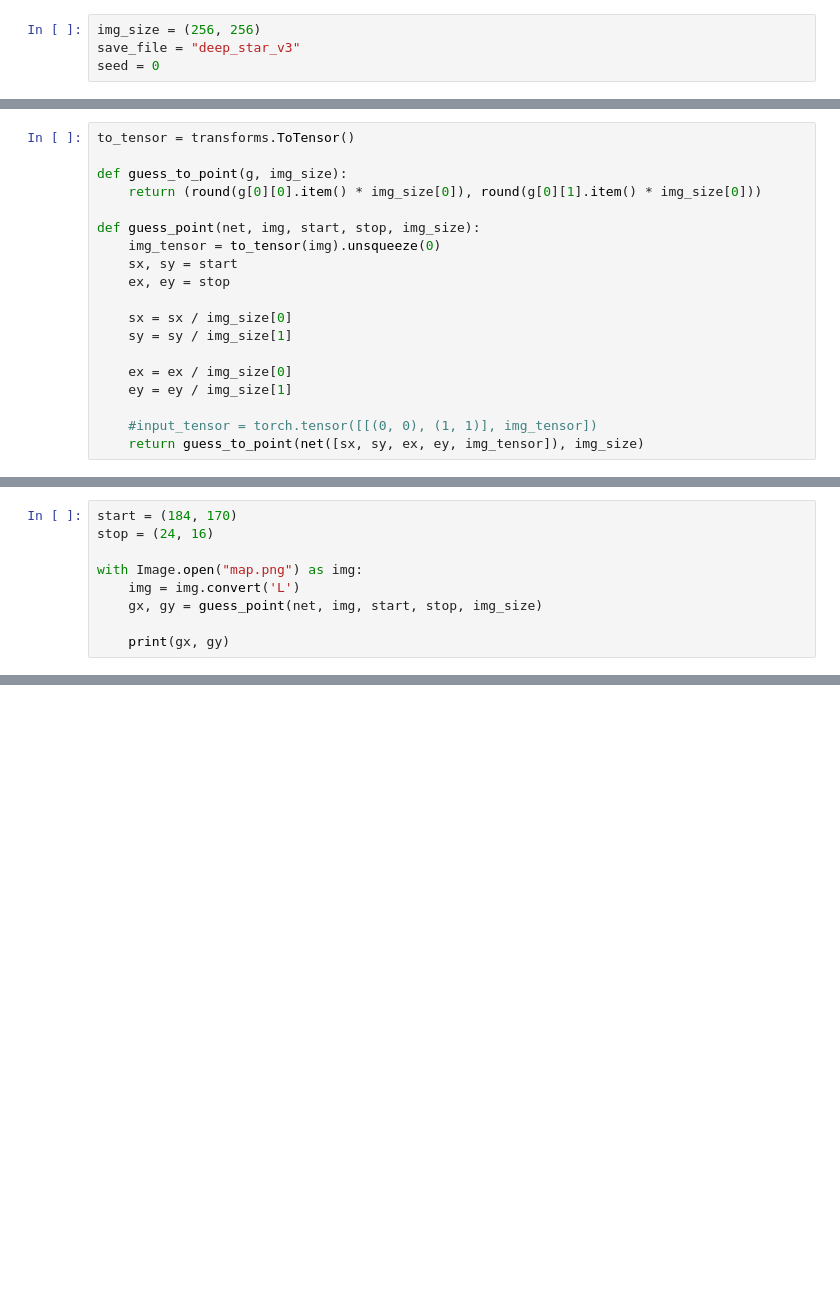
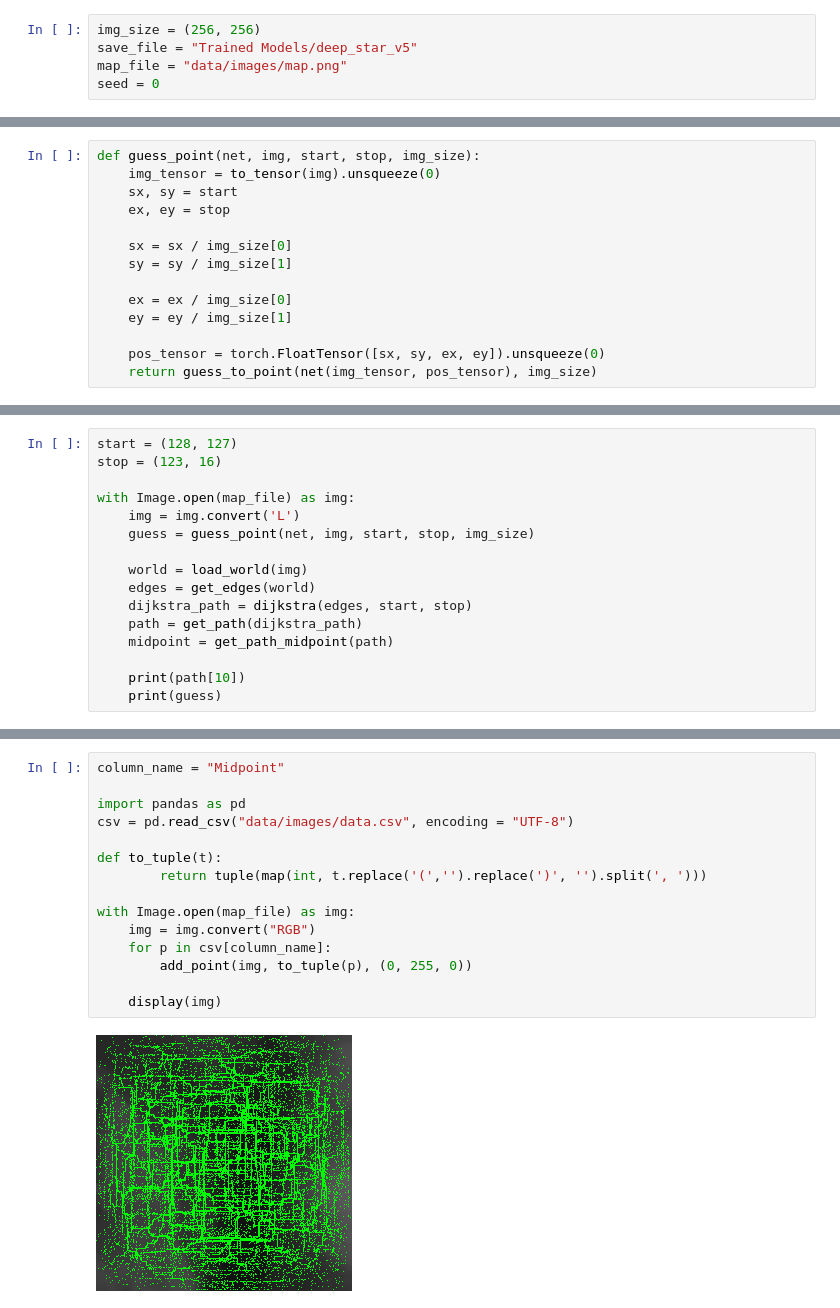
Before and after one commit to LAPS-Group/Pathfinding, a Jupyter notebook: DeepStar/V2/Visualization.ipynb, the cells around one changed output, grey strips where cells are left out. Cells and saved outputs as stored; diff of their text form; blank space fills up the shorter version.

```diff
--- a/DeepStar/V2/Visualization.ipynb
+++ b/DeepStar/V2/Visualization.ipynb
@@ -15,4 +26,5 @@ from Dijkstra import *
 # %%
 img_size = (256, 256)
-save_file = "deep_star_v3"
+save_file = "Trained Models/deep_star_v5"
+map_file = "data/images/map.png"
 seed = 0
@@ -24,9 +58,4 @@ net.load_state_dict(torch.load(save_file))
 # %%
-to_tensor = transforms.ToTensor()
-
-def guess_to_point(g, img_size):
-    return (round(g[0][0].item() * img_size[0]), round(g[0][1].item() * img_size[0]))
-
 def guess_point(net, img, start, stop, img_size):
     img_tensor = to_tensor(img).unsqueeze(0)
     sx, sy = start
@@ -38,5 +67,5 @@ def guess_point(net, img, start, stop, img_size):
     ex = ex / img_size[0]
     ey = ey / img_size[1]
 
-    #input_tensor = torch.tensor([[(0, 0), (1, 1)], img_tensor])
-    return guess_to_point(net([sx, sy, ex, ey, img_tensor]), img_size)
+    pos_tensor = torch.FloatTensor([sx, sy, ex, ey]).unsqueeze(0)
+    return guess_to_point(net(img_tensor, pos_tensor), img_size)
@@ -45,9 +134,16 @@ def guess_point(net, img, start, stop, img_size):
 # %%
-start = (184, 170)
-stop = (24, 16)
+start = (128, 127)
+stop = (123, 16)
 
-with Image.open("map.png") as img:
+with Image.open(map_file) as img:
     img = img.convert('L')
-    gx, gy = guess_point(net, img, start, stop, img_size)
+    guess = guess_point(net, img, start, stop, img_size)
 
-    print(gx, gy)
+    world = load_world(img)
+    edges = get_edges(world)
+    dijkstra_path = dijkstra(edges, start, stop)
+    path = get_path(dijkstra_path)
+    midpoint = get_path_midpoint(path)
+
+    print(path[10])
+    print(guess)
@@ -83,0 +157,17 @@ def get_midpoints(net, img_path, path):
+# %%
+column_name = "Midpoint"
+
+import pandas as pd
+csv = pd.read_csv("data/images/data.csv", encoding = "UTF-8")
+
+def to_tuple(t):
+        return tuple(map(int, t.replace('(','').replace(')', '').split(', ')))
+
+with Image.open(map_file) as img:
+    img = img.convert("RGB")
+    for p in csv[column_name]:
+        add_point(img, to_tuple(p), (0, 255, 0))
+
+    display(img)
+# %% [output]
+[figure, added]
```
Also changed, not shown: parts of 23 cells of this notebook, 17 other files.
